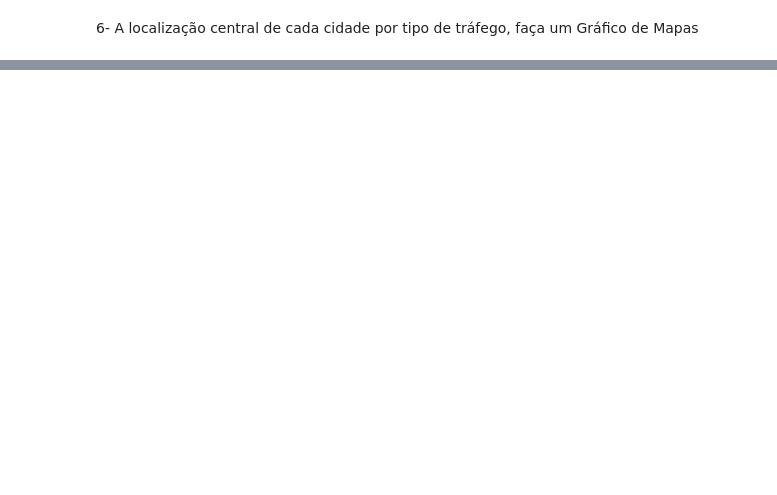
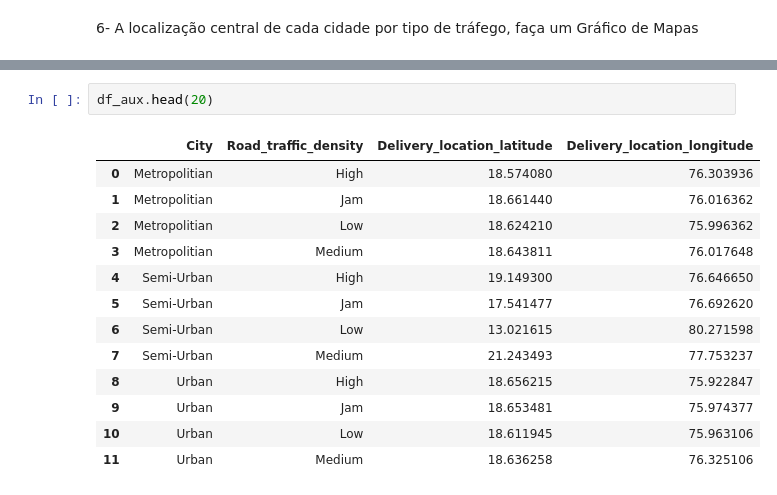
Before and after one commit to Fabiorsi1979/FTC_Analisando_dados, a Jupyter notebook: Gráficos.ipynb, the cells around one changed output, grey strips where cells are left out. Saved outputs shown, nothing was run; the diff lists cells and outputs as text; blank space fills up the shorter version.

```diff
--- a/Gráficos.ipynb
+++ b/Gráficos.ipynb
@@ -149,3 +184,19 @@ for index, location_info in df_aux.iterrows():
 map
 # %% [output]
 [interactive output not drawn]
+# %%
+df_aux.head(20)
+# %% [output]
+|  | City | Road_traffic_density | Delivery_location_latitude | Delivery_location_longitude |
+| 0 | Metropolitian | High | 18.574080 | 76.303936 |
+| 1 | Metropolitian | Jam | 18.661440 | 76.016362 |
+| 2 | Metropolitian | Low | 18.624210 | 75.996362 |
+| 3 | Metropolitian | Medium | 18.643811 | 76.017648 |
+| 4 | Semi-Urban | High | 19.149300 | 76.646650 |
+| 5 | Semi-Urban | Jam | 17.541477 | 76.692620 |
+| 6 | Semi-Urban | Low | 13.021615 | 80.271598 |
+| 7 | Semi-Urban | Medium | 21.243493 | 77.753237 |
+| 8 | Urban | High | 18.656215 | 75.922847 |
+| 9 | Urban | Jam | 18.653481 | 75.974377 |
+| 10 | Urban | Low | 18.611945 | 75.963106 |
+| 11 | Urban | Medium | 18.636258 | 76.325106 |
```
Also changed, not shown: parts of 4 cells of this notebook.
